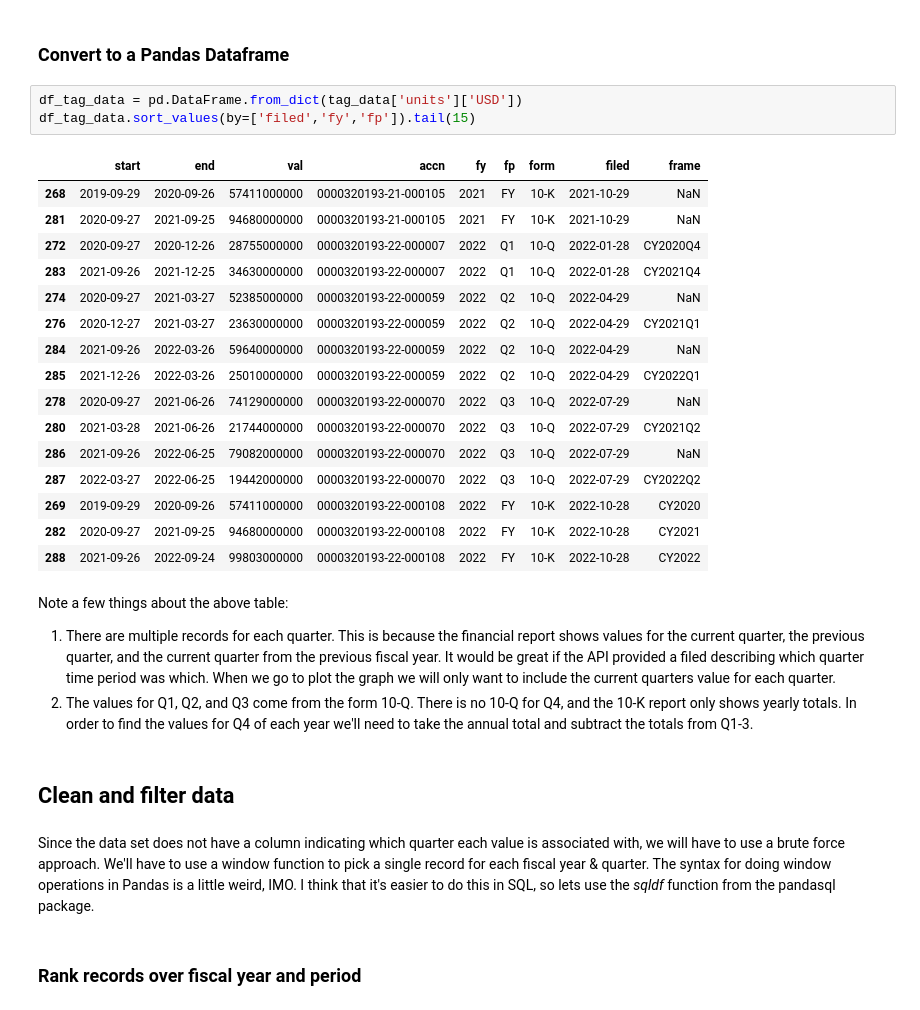
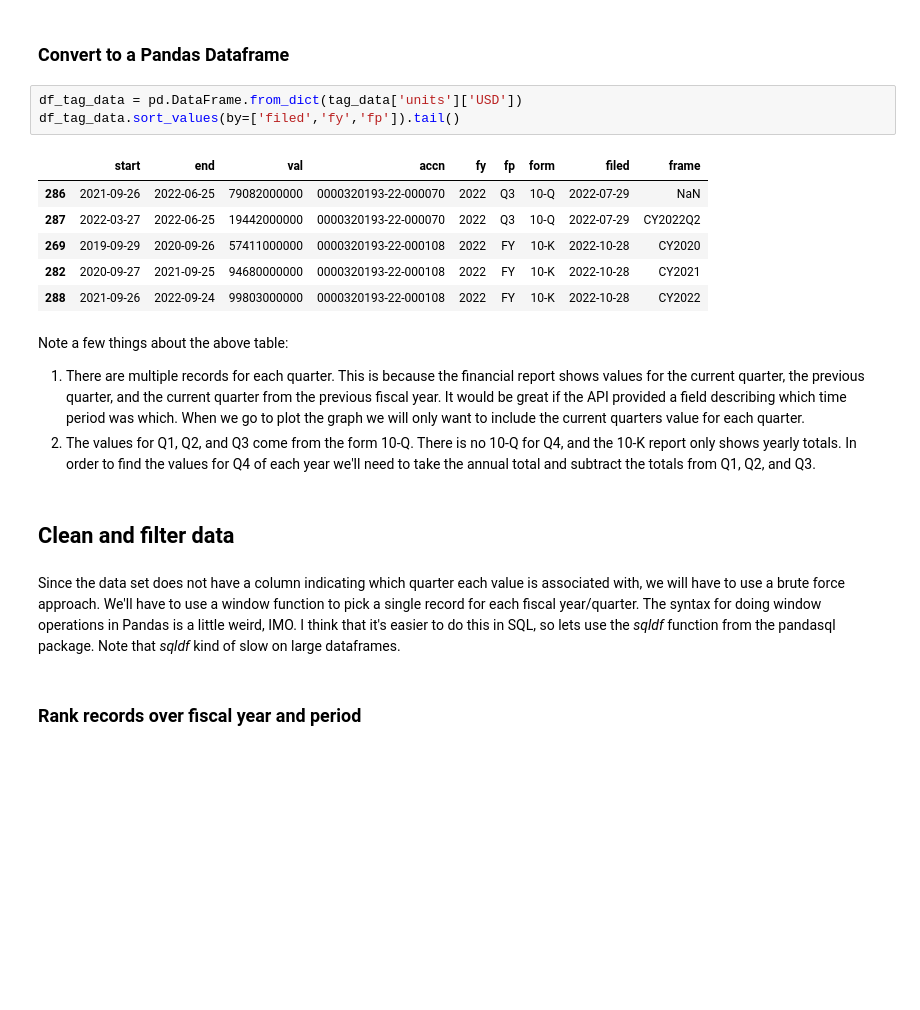
Before and after one commit to swied/swied-website, a Jupyter notebook: notebooks/company-financial-trends.ipynb, the cells around one changed output. Cells and saved outputs as stored; diff of their text form; blank space fills up the shorter version.

```diff
--- a/notebooks/company-financial-trends.ipynb
+++ b/notebooks/company-financial-trends.ipynb
@@ -148,19 +145,9 @@ pprint(tag_data, depth=2)
 ### Convert to a Pandas Dataframe
 # %%
 df_tag_data = pd.DataFrame.from_dict(tag_data['units']['USD'])
-df_tag_data.sort_values(by=['filed','fy','fp']).tail(15)
+df_tag_data.sort_values(by=['filed','fy','fp']).tail()
 # %% [output]
 |  | start | end | val | accn | fy | fp | form | filed | frame |
-| 268 | 2019-09-29 | 2020-09-26 | 57411000000 | 0000320193-21-000105 | 2021 | FY | 10-K | 2021-10-29 | NaN |
-| 281 | 2020-09-27 | 2021-09-25 | 94680000000 | 0000320193-21-000105 | 2021 | FY | 10-K | 2021-10-29 | NaN |
-| 272 | 2020-09-27 | 2020-12-26 | 28755000000 | 0000320193-22-000007 | 2022 | Q1 | 10-Q | 2022-01-28 | CY2020Q4 |
-| 283 | 2021-09-26 | 2021-12-25 | 34630000000 | 0000320193-22-000007 | 2022 | Q1 | 10-Q | 2022-01-28 | CY2021Q4 |
-| 274 | 2020-09-27 | 2021-03-27 | 52385000000 | 0000320193-22-000059 | 2022 | Q2 | 10-Q | 2022-04-29 | NaN |
-| 276 | 2020-12-27 | 2021-03-27 | 23630000000 | 0000320193-22-000059 | 2022 | Q2 | 10-Q | 2022-04-29 | CY2021Q1 |
-| 284 | 2021-09-26 | 2022-03-26 | 59640000000 | 0000320193-22-000059 | 2022 | Q2 | 10-Q | 2022-04-29 | NaN |
-| 285 | 2021-12-26 | 2022-03-26 | 25010000000 | 0000320193-22-000059 | 2022 | Q2 | 10-Q | 2022-04-29 | CY2022Q1 |
-| 278 | 2020-09-27 | 2021-06-26 | 74129000000 | 0000320193-22-000070 | 2022 | Q3 | 10-Q | 2022-07-29 | NaN |
-| 280 | 2021-03-28 | 2021-06-26 | 21744000000 | 0000320193-22-000070 | 2022 | Q3 | 10-Q | 2022-07-29 | CY2021Q2 |
 | 286 | 2021-09-26 | 2022-06-25 | 79082000000 | 0000320193-22-000070 | 2022 | Q3 | 10-Q | 2022-07-29 | NaN |
 | 287 | 2022-03-27 | 2022-06-25 | 19442000000 | 0000320193-22-000070 | 2022 | Q3 | 10-Q | 2022-07-29 | CY2022Q2 |
 | 269 | 2019-09-29 | 2020-09-26 | 57411000000 | 0000320193-22-000108 | 2022 | FY | 10-K | 2022-10-28 | CY2020 |
@@ -169,12 +156,12 @@ df_tag_data.sort_values(by=['filed','fy','fp']).tail(15)
 # %% [markdown]
 Note a few things about the above table:
 
-1. There are multiple records for each quarter. This is because the financial report shows values for the current quarter, the previous quarter, and the current quarter from the previous fiscal year.  It would be great if the API provided a filed describing which quarter time period was which.  When we go to plot the graph we will only want to include the current quarters value for each quarter.
-2. The values for Q1, Q2, and Q3 come from the form 10-Q.  There is no 10-Q for Q4, and the 10-K report only shows yearly totals.  In order to find the values for Q4 of each year we'll need to take the annual total and subtract the totals from Q1-3.
+1. There are multiple records for each quarter. This is because the financial report shows values for the current quarter, the previous quarter, and the current quarter from the previous fiscal year.  It would be great if the API provided a field describing which time period was which.  When we go to plot the graph we will only want to include the current quarters value for each quarter.
+2. The values for Q1, Q2, and Q3 come from the form 10-Q.  There is no 10-Q for Q4, and the 10-K report only shows yearly totals.  In order to find the values for Q4 of each year we'll need to take the annual total and subtract the totals from Q1, Q2, and Q3.
 # %% [markdown]
 ## Clean and filter data
 # %% [markdown]
-Since the data set does not have a column indicating which quarter each value is associated with, we will have to use a brute force approach.  We'll have to use a window function to pick a single record for each fiscal year & quarter.  The syntax for doing window operations in Pandas is a little weird, IMO.  I think that it's easier to do this in SQL, so lets use the *sqldf* function from the pandasql package.
+Since the data set does not have a column indicating which quarter each value is associated with, we will have to use a brute force approach.  We'll have to use a window function to pick a single record for each fiscal year/quarter.  The syntax for doing window operations in Pandas is a little weird, IMO.  I think that it's easier to do this in SQL, so lets use the *sqldf* function from the pandasql package.  Note that *sqldf* kind of slow on large dataframes.
 # %% [markdown]
 ### Rank records over fiscal year and period
 # %% [markdown]
```
Also changed, not shown: parts of 7 cells of this notebook, 15 other files.
